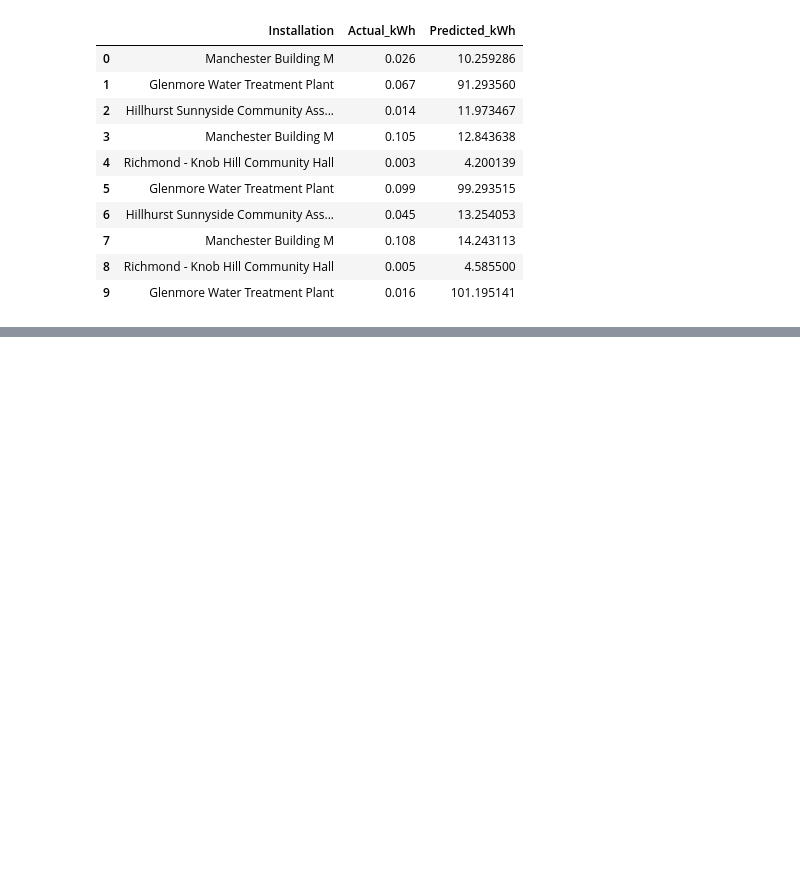
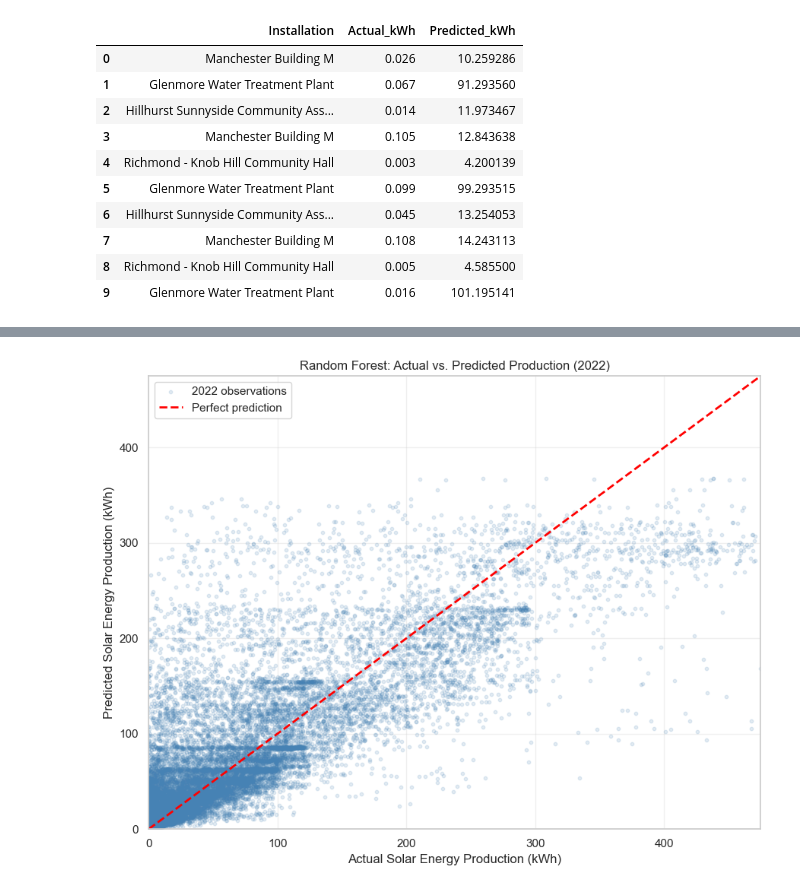
Before and after one commit to damisar/Solar-Energy-Production-Analysis, a Jupyter notebook: notebooks/solar_production_eda.ipynb, the cells around one changed output, grey strips where cells are left out. Cells and saved outputs as stored; diff of their text form; code cells hidden in the pictures; blank space fills up the shorter version.

Commit message:
Complete Random Forest prediction diagnostics and interpretation

```diff
--- a/notebooks/solar_production_eda.ipynb
+++ b/notebooks/solar_production_eda.ipynb
@@ -4127,0 +4298,48 @@ Sample baseline predictions:
+# %%
+
+# Section 7.7.1 - Actual vs. Predicted Solar Energy Production
+
+import matplotlib.pyplot as plt
+import numpy as np
+
+# Convert actual and predicted values to arrays
+actual_values = y_test.to_numpy()
+predicted_values = np.asarray(rf_predictions)
+
+# Create actual vs. predicted scatterplot
+plt.figure(figsize=(9, 7))
+
+plt.scatter(
+    actual_values,
+    predicted_values,
+    alpha=0.15,
+    s=10,
+    color="steelblue",
+    label="2022 observations"
+)
+
+# Add perfect prediction reference line
+plot_max = max(actual_values.max(), predicted_values.max())
+
+plt.plot(
+    [0, plot_max],
+    [0, plot_max],
+    color="red",
+    linestyle="--",
+    linewidth=2,
+    label="Perfect prediction"
+)
+
+plt.xlabel("Actual Solar Energy Production (kWh)")
+plt.ylabel("Predicted Solar Energy Production (kWh)")
+plt.title("Random Forest: Actual vs. Predicted Production (2022)")
+
+plt.xlim(0, plot_max)
+plt.ylim(0, plot_max)
+
+plt.legend()
+plt.grid(alpha=0.3)
+plt.tight_layout()
+plt.show()
+# %% [output]
+[figure, added]
```
Also changed, not shown: parts of 13 cells of this notebook.
